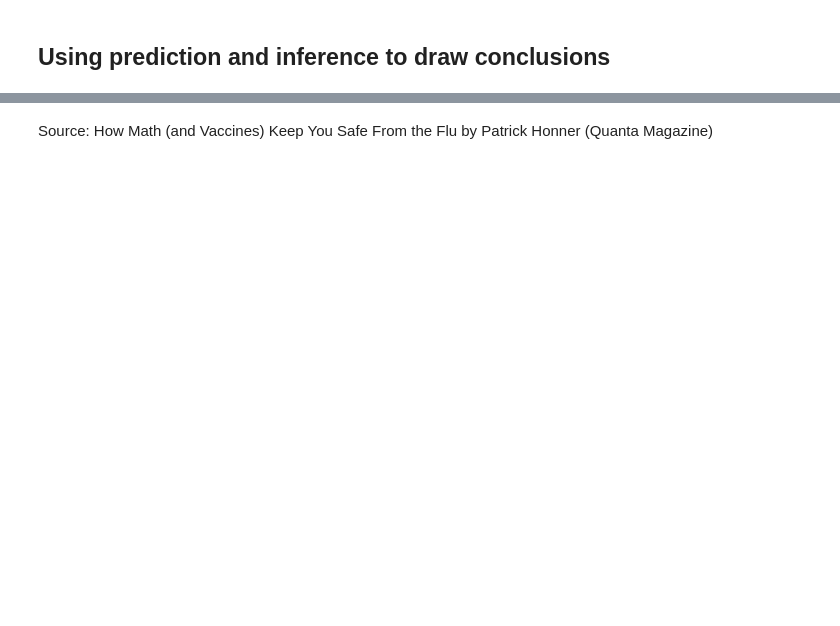
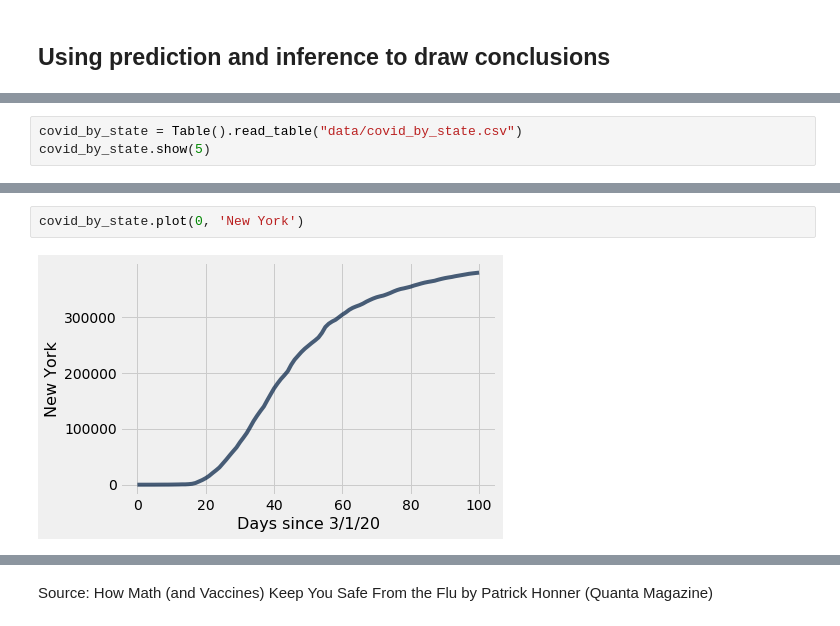
Before and after one commit to ds-modules/BUDS-SU21-Dev, a Jupyter notebook: Project_1/Project_1.ipynb, the cells around one changed output, grey strips where cells are left out. Drawn from its saved outputs; the diff is of its cells as text; blank space fills up the shorter version.

```diff
--- a/Project_1/Project_1.ipynb
+++ b/Project_1/Project_1.ipynb
@@ -129,0 +253,3 @@ top_ten = ...
+# %%
+covid_by_state = Table().read_table("data/covid_by_state.csv")
+covid_by_state.show(5)
@@ -129,0 +264,4 @@ top_ten = ...
+# %%
+covid_by_state.plot(0, 'New York')
+# %% [output]
+[figure, added]
```
Also changed, not shown: parts of 29 cells of this notebook, 1 other file.
